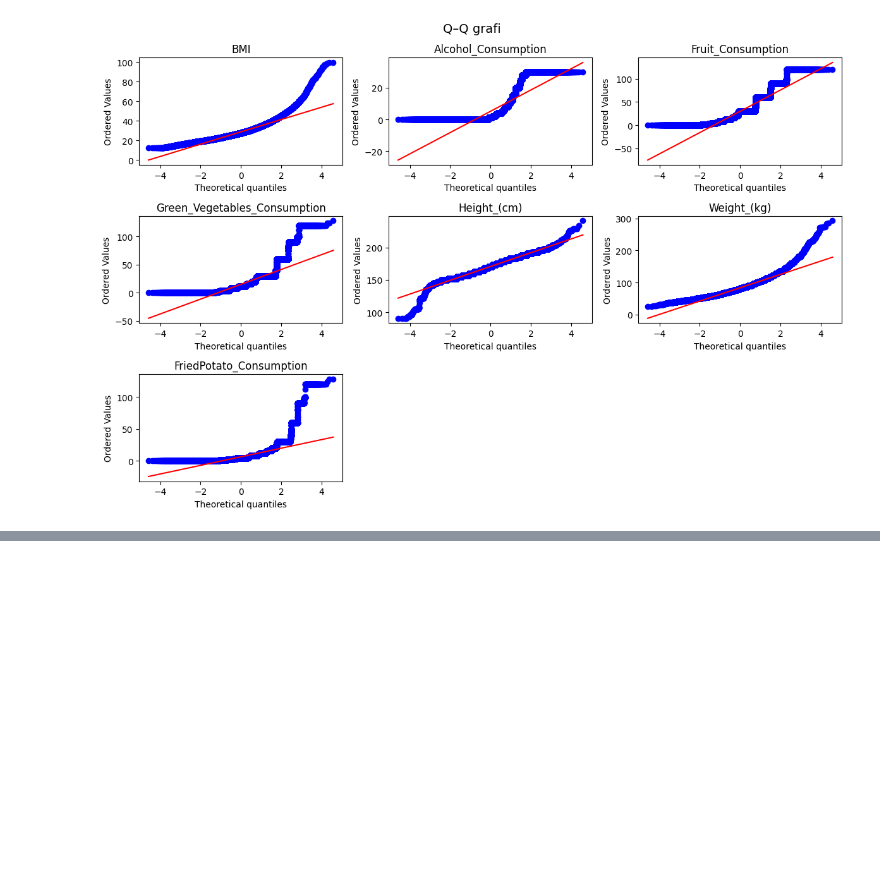
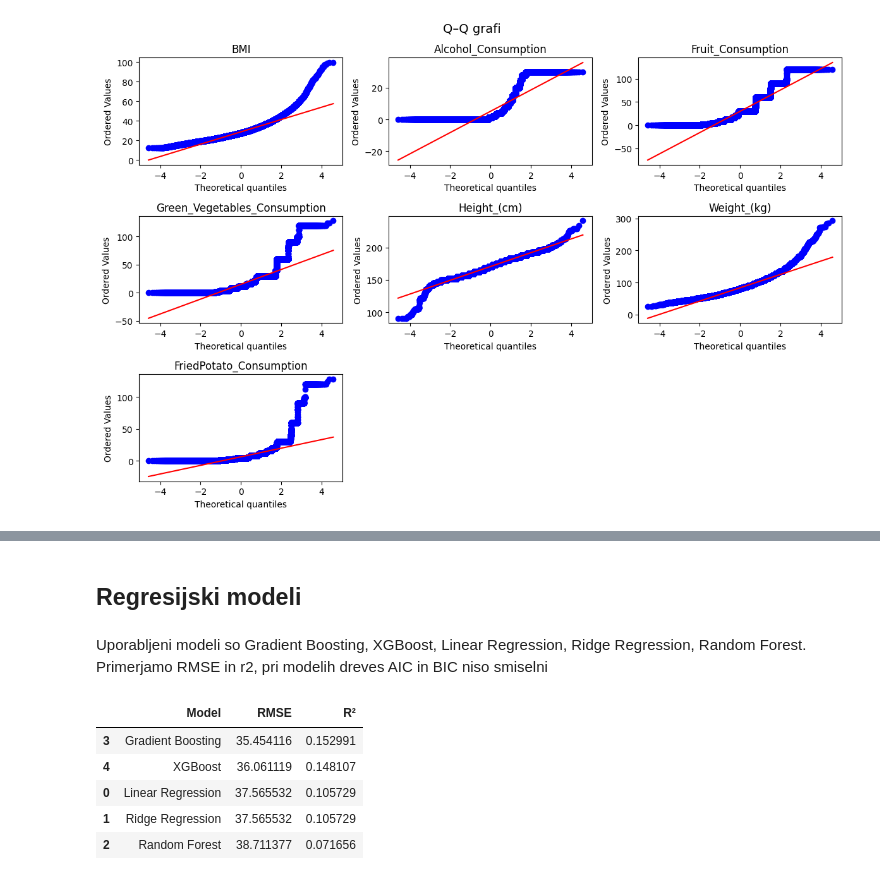
Before and after one commit to kris71028/Seminarska-naloga-VUI, a Jupyter notebook: regression.ipynb, the cells around one changed output, grey strips where cells are left out. Cells and saved outputs as stored; diff of their text form; code cells hidden in the pictures; blank space fills up the shorter version.

```diff
--- a/regression.ipynb
+++ b/regression.ipynb
@@ -79,0 +146,13 @@ XGBoost ROC AUC: 0.833
+# %% [markdown]
+## Regresijski modeli
+# %% [markdown]
+Uporabljeni modeli so Gradient Boosting, XGBoost, Linear Regression, Ridge Regression, Random Forest. Primerjamo RMSE in r2, pri modelih dreves AIC in BIC niso smiselni
+# %%
+compare_models(df, features = ["Age_Category", "Sex", "Exercise", "Diabetes", "Arthritis", "General_Health", "FriedPotato_Consumption", "Depression"])
+# %% [output]
+|  | Model | RMSE | R² |
+| 3 | Gradient Boosting | 35.454116 | 0.152991 |
+| 4 | XGBoost | 36.061119 | 0.148107 |
+| 0 | Linear Regression | 37.565532 | 0.105729 |
+| 1 | Ridge Regression | 37.565532 | 0.105729 |
+| 2 | Random Forest | 38.711377 | 0.071656 |
```
Also changed, not shown: parts of 18 cells of this notebook, 1 other file.
